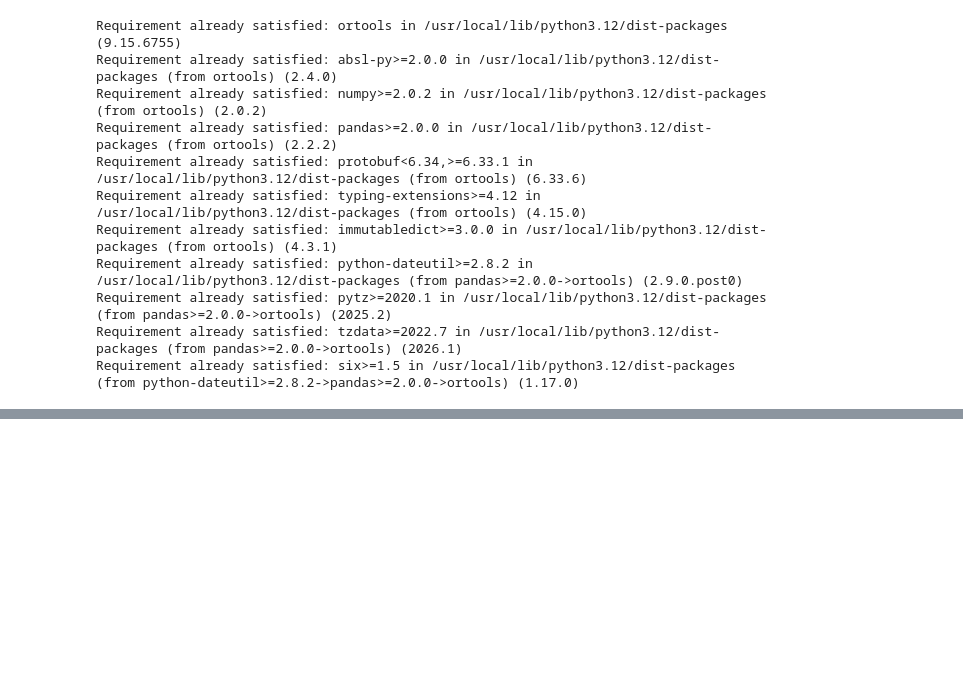
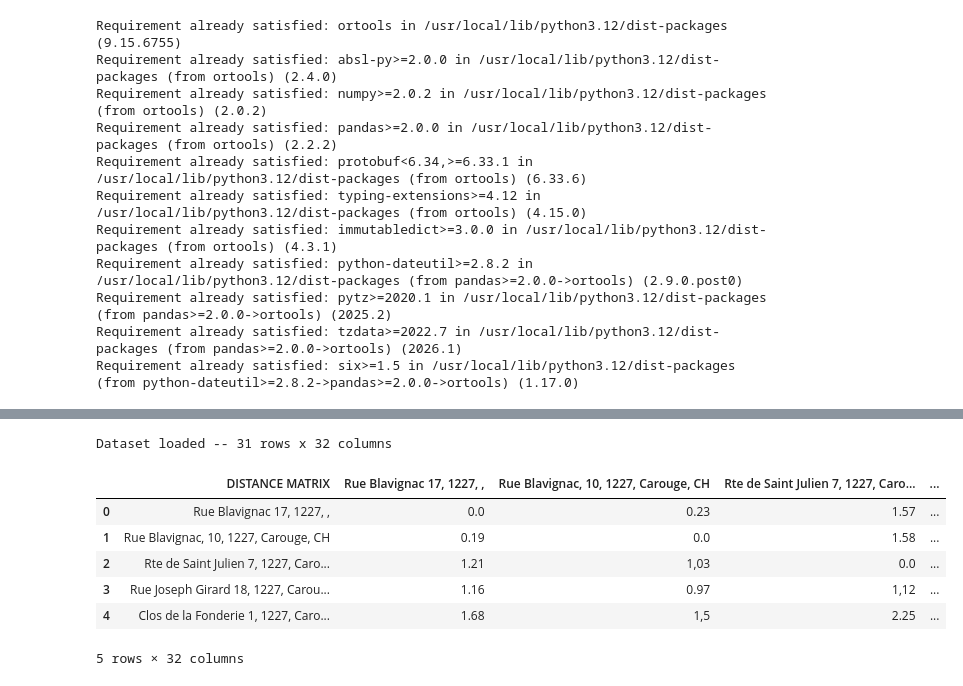
Before and after one commit to twillixa/SL, a Jupyter notebook: Main.ipynb, the cells around one changed output, grey strips where cells are left out. Cells and saved outputs as stored; diff of their text form; code cells hidden in the pictures; blank space fills up the shorter version.

```diff
--- a/Main.ipynb
+++ b/Main.ipynb
@@ -202,0 +212,13 @@ FileNotFoundError: [Errno 2] No such file or directory: 'distance_matrix_2.xlsx'
+# %%
+df = pd.read_excel("distance_matrix_3.xlsx")
+print(f"Dataset loaded -- {df.shape[0]:,} rows x {df.shape[1]} columns")
+df.head()
+# %% [output]
+Dataset loaded -- 31 rows x 32 columns
+|  | DISTANCE MATRIX | Rue Blavignac 17, 1227, , | Rue Blavignac, 10, 1227, Carouge, CH | Rte de Saint Julien 7, 1227, Caro... | ... |
+| 0 | Rue Blavignac 17, 1227, , | 0.0 | 0.23 | 1.57 | ... |
+| 1 | Rue Blavignac, 10, 1227, Carouge, CH | 0.19 | 0.0 | 1.58 | ... |
+| 2 | Rte de Saint Julien 7, 1227, Caro... | 1.21 | 1,03 | 0.0 | ... |
+| 3 | Rue Joseph Girard 18, 1227, Carou... | 1.16 | 0.97 | 1,12 | ... |
+| 4 | Clos de la Fonderie 1, 1227, Caro... | 1.68 | 1,5 | 2.25 | ... |
+5 rows × 32 columns
```
Also changed, not shown: parts of 8 cells of this notebook.
